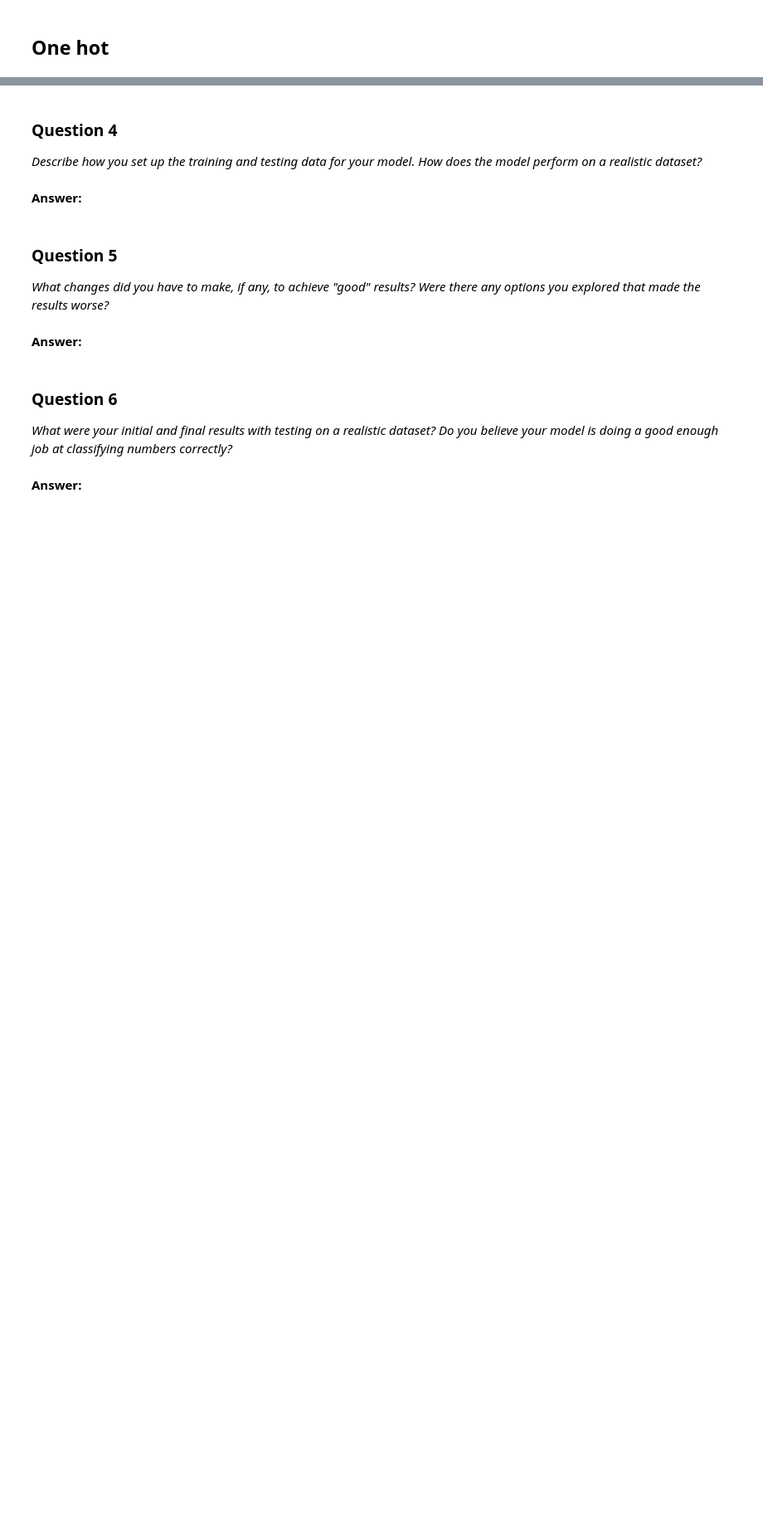
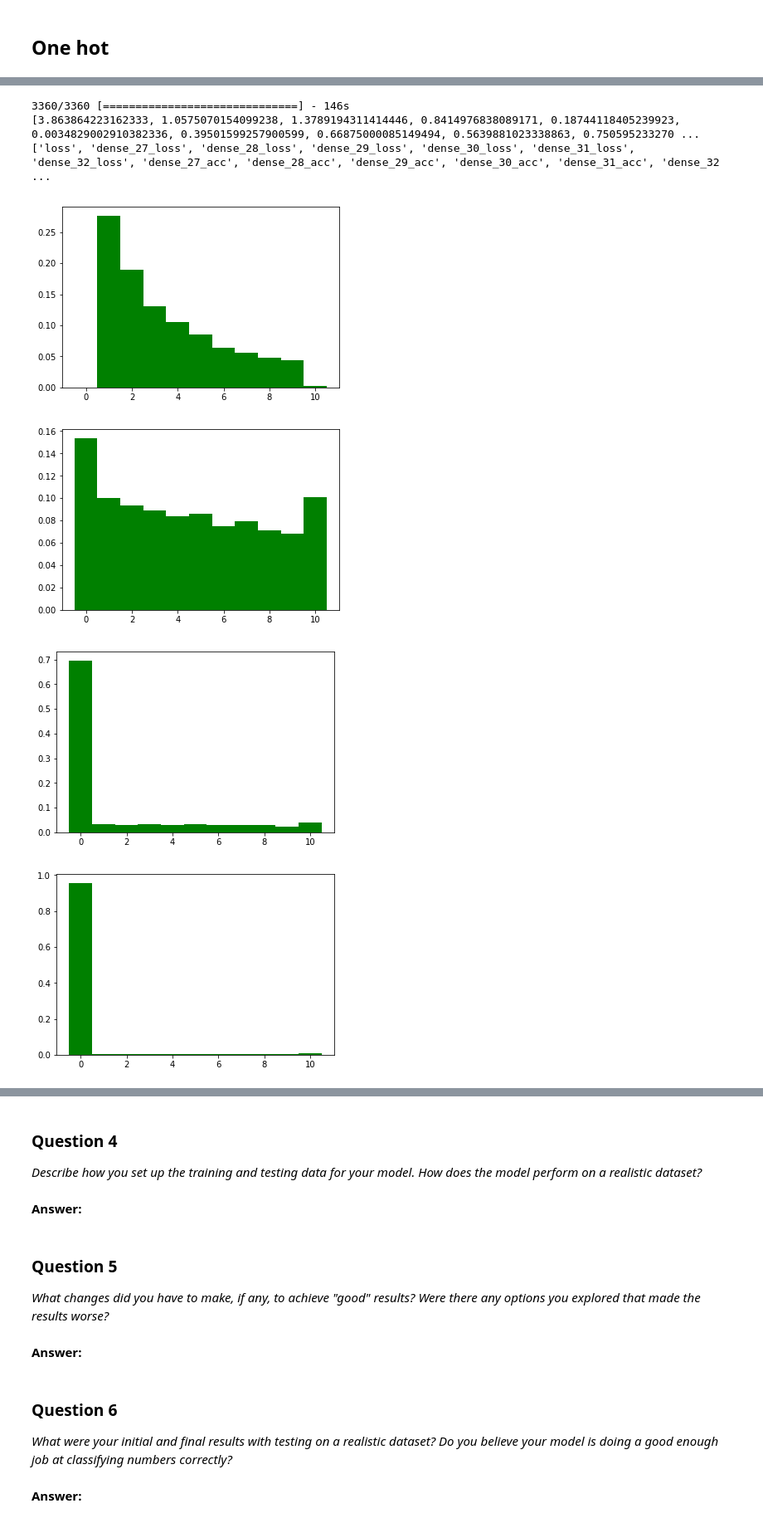
Before and after one commit to mamundson41/machine-learning, a Jupyter notebook: projects/digit_recognition/digit_recognition_SVHN.ipynb, the cells around one changed output, grey strips where cells are left out. Shown at 83% size. Saved outputs shown, nothing was run; the diff lists cells and outputs as text; code cells hidden in the pictures; blank space fills up the shorter version.

Commit message:
Testing different bounding box weights

```diff
--- a/projects/digit_recognition/digit_recognition_SVHN.ipynb
+++ b/projects/digit_recognition/digit_recognition_SVHN.ipynb
@@ -65,6 +77,3 @@ def image_read(name_data, path):
     for image_name in name_data:
         image_list.append(misc.imread(path+image_name))
     return np.asarray(image_list)
-# %%
-data['image']=image_read(data['names'],'train/train/')
-test_data['image']=image_read(test_data['names'],'test/test/')
@@ -97,2 +89,6 @@ print test_data['label'][251]
 # %% [markdown]
 ## One hot
+# %%
+print np.argmax(data['unified_label'][:,5])
+data['unified_label'][29929,5]=5.0
+print data['unified_label'][29929]
@@ -119,10 +113,0 @@ print data['hot_label'][2],data['label'][2]
-# %%
-data['label_list'] = []
-test_data['label_list'] = []
-for itr in range(0,6):
-    data['label_list'].append(data['hot_label'][:,itr,:])
-    test_data['label_list'].append(test_data['hot_label'][:,itr,:])
-# %%
-data['image'] = np.stack(data['image'])
-test_data['image'] = np.stack(test_data['image'])
-print test_data['image'].shape
@@ -159,0 +203,19 @@ NameError: name 'train_data' is not defined
+# %%
+start_index = train_batches*batch_size
+stop_index = (total_batches)*batch_size
+for key in data:
+    batch[key]=data[key][start_index:stop_index]
+batch['image']=image_read(batch['names'],train_path)
+crop_scale(batch)
+batch['label_list']=[]
+for itr in range(0,5):
+    batch['label_list'].append(batch['hot_label'][:,itr,:])
+batch['label_list'].append(batch['hot_label'][:,5,1:6])
+batch['image'] = np.stack(batch['image'])/255.0-0.5
+# Fit the model
+print conv_net.evaluate(batch['image'],batch['label_list'],batch_size=400)
+print conv_net.metrics_names
+# %% [output]
+3360/3360 [==============================] - 146s
+[3.863864223162333, 1.0575070154099238, 1.3789194311414446, 0.8414976838089171, 0.18744118405239923, 0.0034829002910382336, 0.39501599257900599, 0.66875000085149494, 0.5639881023338863, 0.750595233270 ...
+['loss', 'dense_27_loss', 'dense_28_loss', 'dense_29_loss', 'dense_30_loss', 'dense_31_loss', 'dense_32_loss', 'dense_27_acc', 'dense_28_acc', 'dense_29_acc', 'dense_30_acc', 'dense_31_acc', 'dense_32 ...
@@ -159,0 +257,33 @@ NameError: name 'train_data' is not defined
+# %%
+import matplotlib.mlab as mlab
+list_label = data['label'].tolist()
+digits = []
+digits = [[] for x in xrange(6)]
+for arr in list_label:
+    for digit in xrange(6):
+        digits[digit].append(arr[digit])
+
+class_weight = {}
+itr = 0
+for digit in digits:
+
+    # the histogram of the data
+    n, bins, patches = plt.hist(digit, bins=11, normed=1, range=(-.5,10.5),facecolor='green')
+    class_weight[dense_11n)
+    plt.show()
+    itr++
+print probs
+#plt.xlabel('Smarts')
+#plt.ylabel('Probability')
+#plt.title(r'$\mathrm{Histogram\ of\ IQ:}\ \mu=100,\ \sigma=15$')
+#plt.axis([40, 160, 0, 0.03])
+#plt.grid(True)
+
+
+#plt.scatter(range(0,len(data['label'])), length_list)
+#plt.show()
+# %% [output]
+[figure, added]
+[figure, added]
+[figure, added]
+[figure, added]
```
Also changed, not shown: parts of 20 cells of this notebook, 4 other files.
